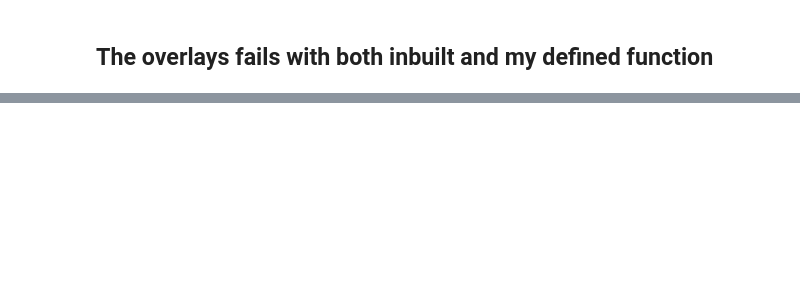
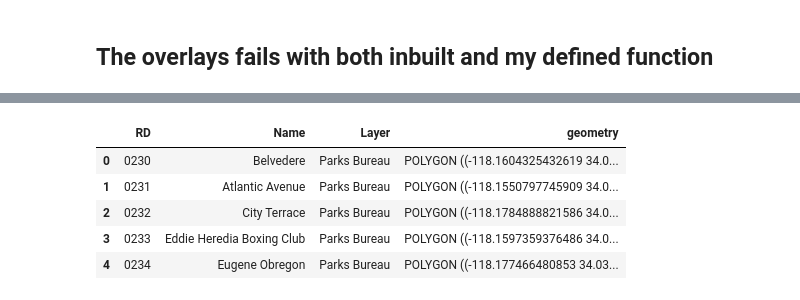
Before and after one commit to gauravcusp/ARGO_Labs, a Jupyter notebook: Week2.ipynb, the cells around one changed output, grey strips where cells are left out. Cells and saved outputs as stored; diff of their text form; code cells hidden in the pictures; blank space fills up the shorter version.

```diff
--- a/Week2.ipynb
+++ b/Week2.ipynb
@@ -297,0 +332,22 @@ cdc.head()
+# %%
+#Law Enforcement Reporting Districts
+url = "http://egis3.lacounty.gov/dataportal/wp-content/uploads/" \
+      "ShapefilePackages/LACOUNTY_LAW_ENFORCEMENT_RDs.zip"
+
+os.system("curl -O " + url)
+os.system("unzip LACOUNTY_LAW_ENFORCEMENT_RDs.zip -d law_enforcement")
+
+law_enforcement = gpd.read_file("law_enforcement" +
+                     "/LACOUNTY_LAW_ENFORCEMENT_RDs.shp")
+law_enforcement = gpd.GeoDataFrame(law_enforcement)
+
+law_enforcement.crs = from_epsg(2229)
+law_enforcement = law_enforcement.to_crs(epsg=4326)
+law_enforcement.head()
+# %% [output]
+|  | RD | Name | Layer | geometry |
+| 0 | 0230 | Belvedere | Parks Bureau | POLYGON ((-118.1604325432619 34.0... |
+| 1 | 0231 | Atlantic Avenue | Parks Bureau | POLYGON ((-118.1550797745909 34.0... |
+| 2 | 0232 | City Terrace | Parks Bureau | POLYGON ((-118.1784888821586 34.0... |
+| 3 | 0233 | Eddie Heredia Boxing Club | Parks Bureau | POLYGON ((-118.1597359376486 34.0... |
+| 4 | 0234 | Eugene Obregon | Parks Bureau | POLYGON ((-118.177466480853 34.03... |
```
Also changed, not shown: parts of 15 cells of this notebook.
